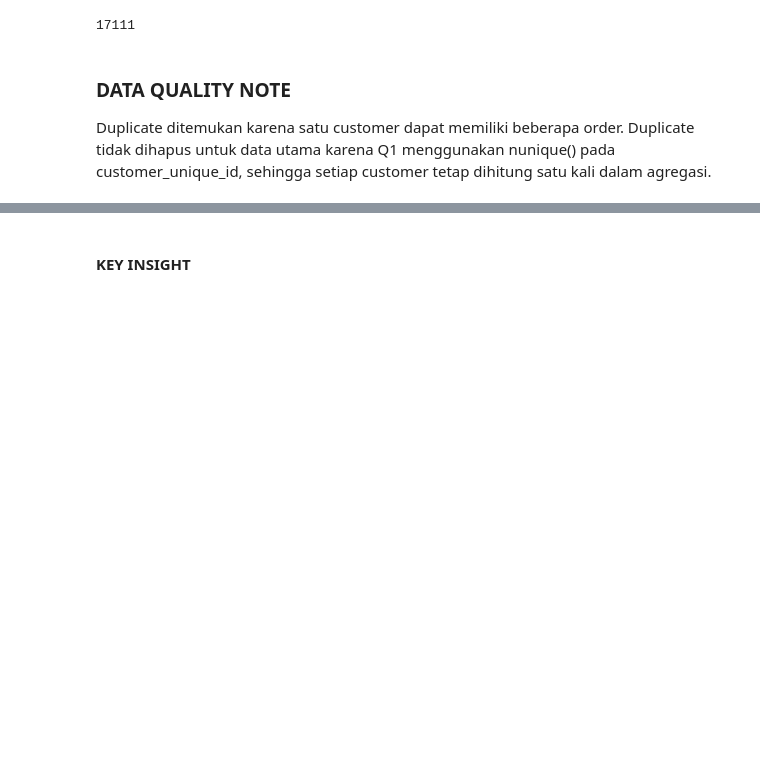
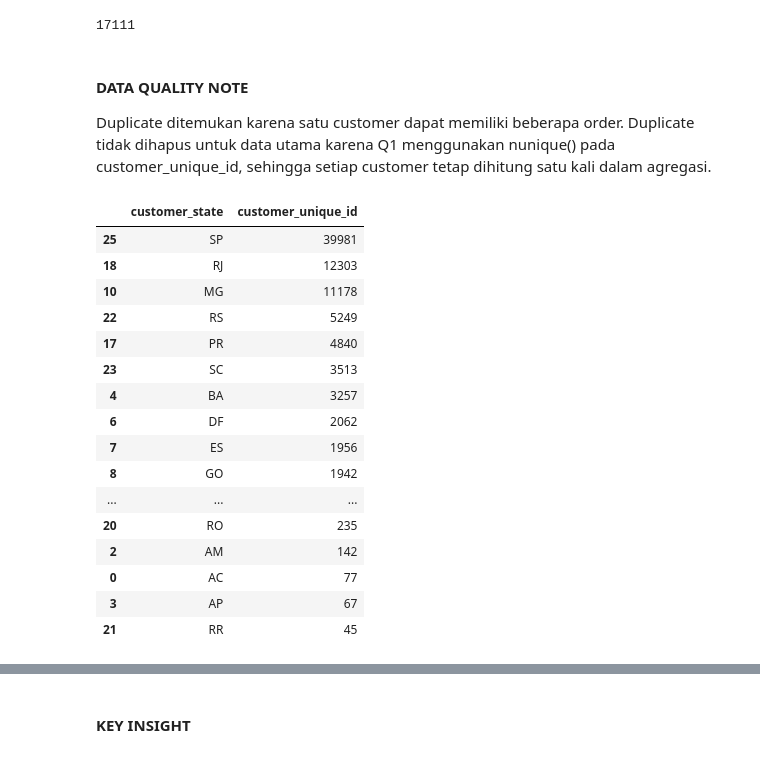
Before and after one commit to adinfir/data-new, a Jupyter notebook: Customer Analysis.ipynb, the cells around one changed output, grey strips where cells are left out. Saved outputs shown, nothing was run; the diff lists cells and outputs as text; code cells hidden in the pictures; blank space fills up the shorter version.

```diff
--- a/Customer Analysis.ipynb
+++ b/Customer Analysis.ipynb
@@ -334,9 +340,30 @@ distribution_customer.duplicated().sum()
 # %% [output]
 17111
 # %% [markdown]
-### DATA QUALITY NOTE
+#### DATA QUALITY NOTE
 
 Duplicate ditemukan karena satu customer dapat memiliki beberapa order. Duplicate tidak dihapus untuk data utama karena Q1 menggunakan nunique() pada customer_unique_id, sehingga setiap customer tetap dihitung satu kali dalam agregasi.
+# %%
+distribution_customer_by_state = distribution_customer_by_state_city = distribution_customer.groupby(['customer_state'])['customer_unique_id'].nunique().reset_index().sort_values(by='customer_unique_id', ascending=False)
+distribution_customer_by_state
+# %% [output]
+|  | customer_state | customer_unique_id |
+| 25 | SP | 39981 |
+| 18 | RJ | 12303 |
+| 10 | MG | 11178 |
+| 22 | RS | 5249 |
+| 17 | PR | 4840 |
+| 23 | SC | 3513 |
+| 4 | BA | 3257 |
+| 6 | DF | 2062 |
+| 7 | ES | 1956 |
+| 8 | GO | 1942 |
+| ... | ... | ... |
+| 20 | RO | 235 |
+| 2 | AM | 142 |
+| 0 | AC | 77 |
+| 3 | AP | 67 |
+| 21 | RR | 45 |
 # %%
 #MENGGANTI NAMA KOLOM
 distribution_customer_by_state = distribution_customer_by_state.rename(columns={
```
Also changed, not shown: parts of 29 cells of this notebook, 11 other files.
